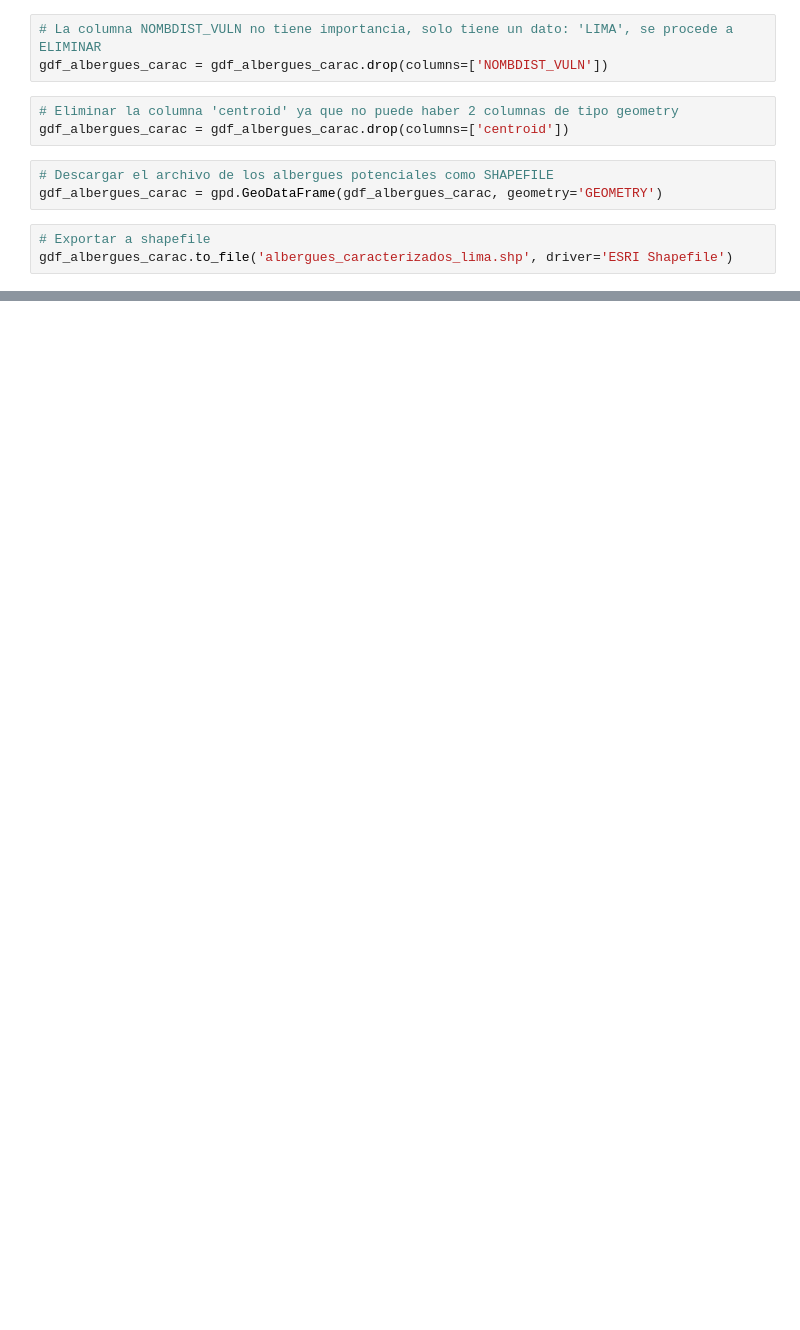
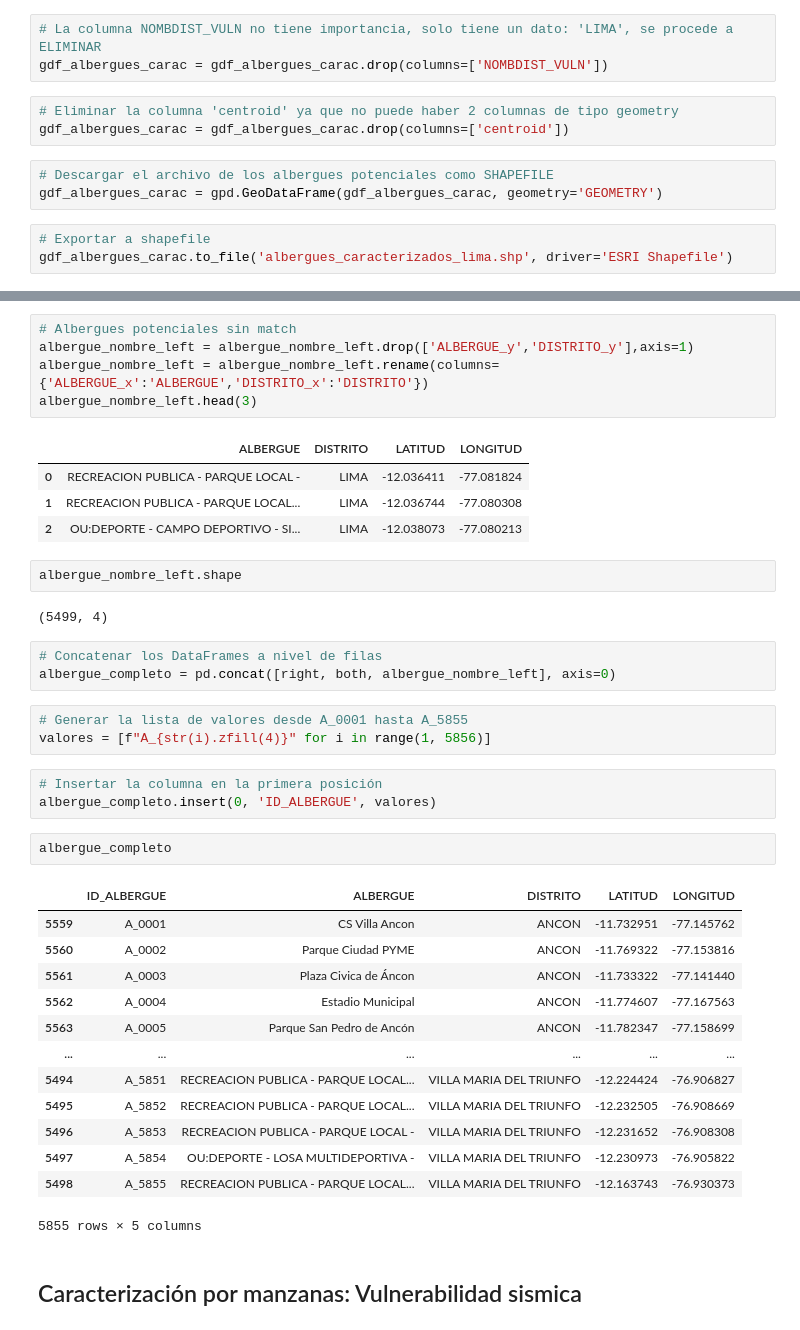
Before and after one commit to Amy-Checcllo/Shelters-for-Earthquakes-Repository, a Jupyter notebook: Albergues potenciales.ipynb, the cells around one changed output, grey strips where cells are left out. Saved outputs shown, nothing was run; the diff lists cells and outputs as text; blank space fills up the shorter version.

```diff
--- a/Albergues potenciales.ipynb
+++ b/Albergues potenciales.ipynb
@@ -410,0 +718,41 @@ aaa
+# %%
+# Albergues potenciales sin match
+albergue_nombre_left = albergue_nombre_left.drop(['ALBERGUE_y','DISTRITO_y'],axis=1)
+albergue_nombre_left = albergue_nombre_left.rename(columns={'ALBERGUE_x':'ALBERGUE','DISTRITO_x':'DISTRITO'})
+albergue_nombre_left.head(3)
+# %% [output]
+|  | ALBERGUE | DISTRITO | LATITUD | LONGITUD |
+| 0 | RECREACION PUBLICA - PARQUE LOCAL - | LIMA | -12.036411 | -77.081824 |
+| 1 | RECREACION PUBLICA - PARQUE LOCAL... | LIMA | -12.036744 | -77.080308 |
+| 2 | OU:DEPORTE - CAMPO DEPORTIVO - SI... | LIMA | -12.038073 | -77.080213 |
+# %%
+albergue_nombre_left.shape
+# %% [output]
+(5499, 4)
+# %%
+# Concatenar los DataFrames a nivel de filas
+albergue_completo = pd.concat([right, both, albergue_nombre_left], axis=0)
+# %%
+# Generar la lista de valores desde A_0001 hasta A_5855
+valores = [f"A_{str(i).zfill(4)}" for i in range(1, 5856)]
+# %%
+# Insertar la columna en la primera posición
+albergue_completo.insert(0, 'ID_ALBERGUE', valores)
+# %%
+albergue_completo
+# %% [output]
+|  | ID_ALBERGUE | ALBERGUE | DISTRITO | LATITUD | LONGITUD |
+| 5559 | A_0001 | CS Villa Ancon | ANCON | -11.732951 | -77.145762 |
+| 5560 | A_0002 | Parque Ciudad PYME | ANCON | -11.769322 | -77.153816 |
+| 5561 | A_0003 | Plaza Civica de Áncon | ANCON | -11.733322 | -77.141440 |
+| 5562 | A_0004 | Estadio Municipal | ANCON | -11.774607 | -77.167563 |
+| 5563 | A_0005 | Parque San Pedro de Ancón | ANCON | -11.782347 | -77.158699 |
+| ... | ... | ... | ... | ... | ... |
+| 5494 | A_5851 | RECREACION PUBLICA - PARQUE LOCAL... | VILLA MARIA DEL TRIUNFO | -12.224424 | -76.906827 |
+| 5495 | A_5852 | RECREACION PUBLICA - PARQUE LOCAL... | VILLA MARIA DEL TRIUNFO | -12.232505 | -76.908669 |
+| 5496 | A_5853 | RECREACION PUBLICA - PARQUE LOCAL - | VILLA MARIA DEL TRIUNFO | -12.231652 | -76.908308 |
+| 5497 | A_5854 | OU:DEPORTE - LOSA MULTIDEPORTIVA - | VILLA MARIA DEL TRIUNFO | -12.230973 | -76.905822 |
+| 5498 | A_5855 | RECREACION PUBLICA - PARQUE LOCAL... | VILLA MARIA DEL TRIUNFO | -12.163743 | -76.930373 |
+5855 rows × 5 columns
+# %% [markdown]
+## Caracterización por manzanas: Vulnerabilidad sismica
```
Also changed, not shown: parts of 117 cells of this notebook, 1 other file.
